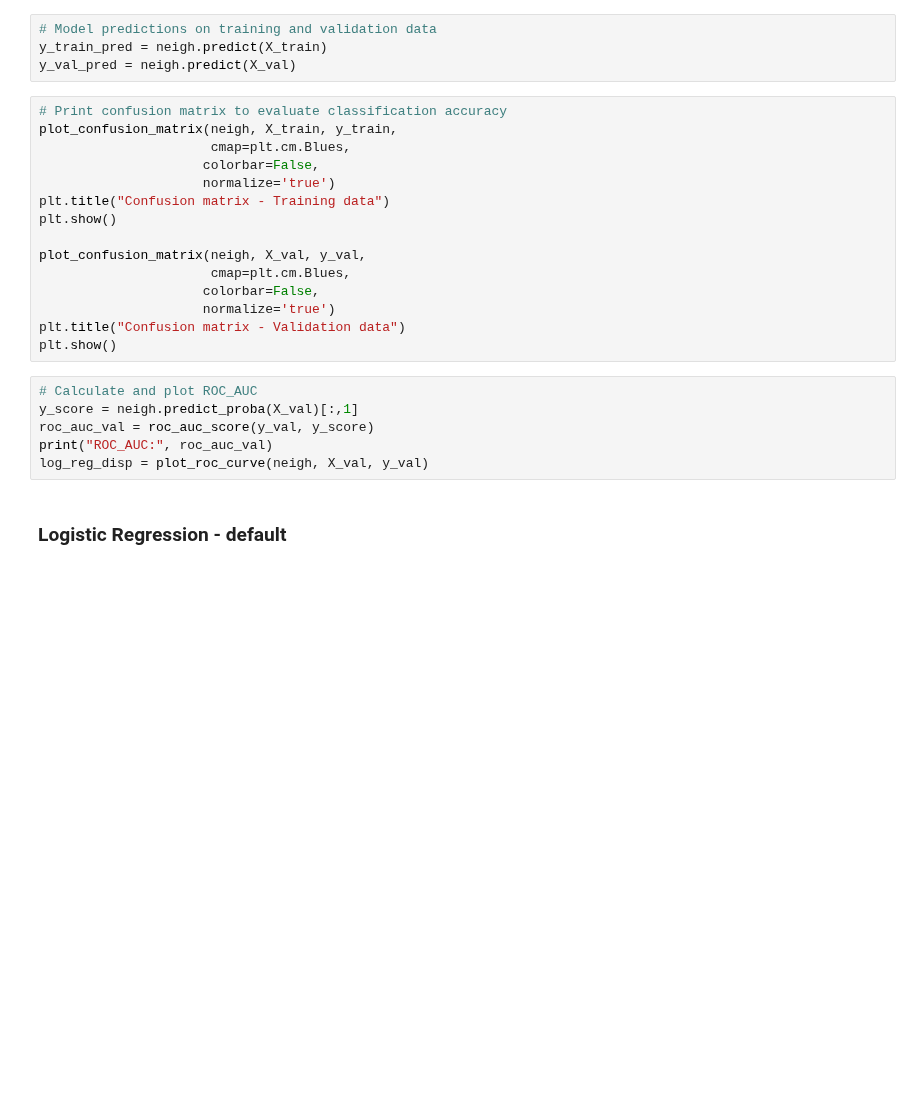
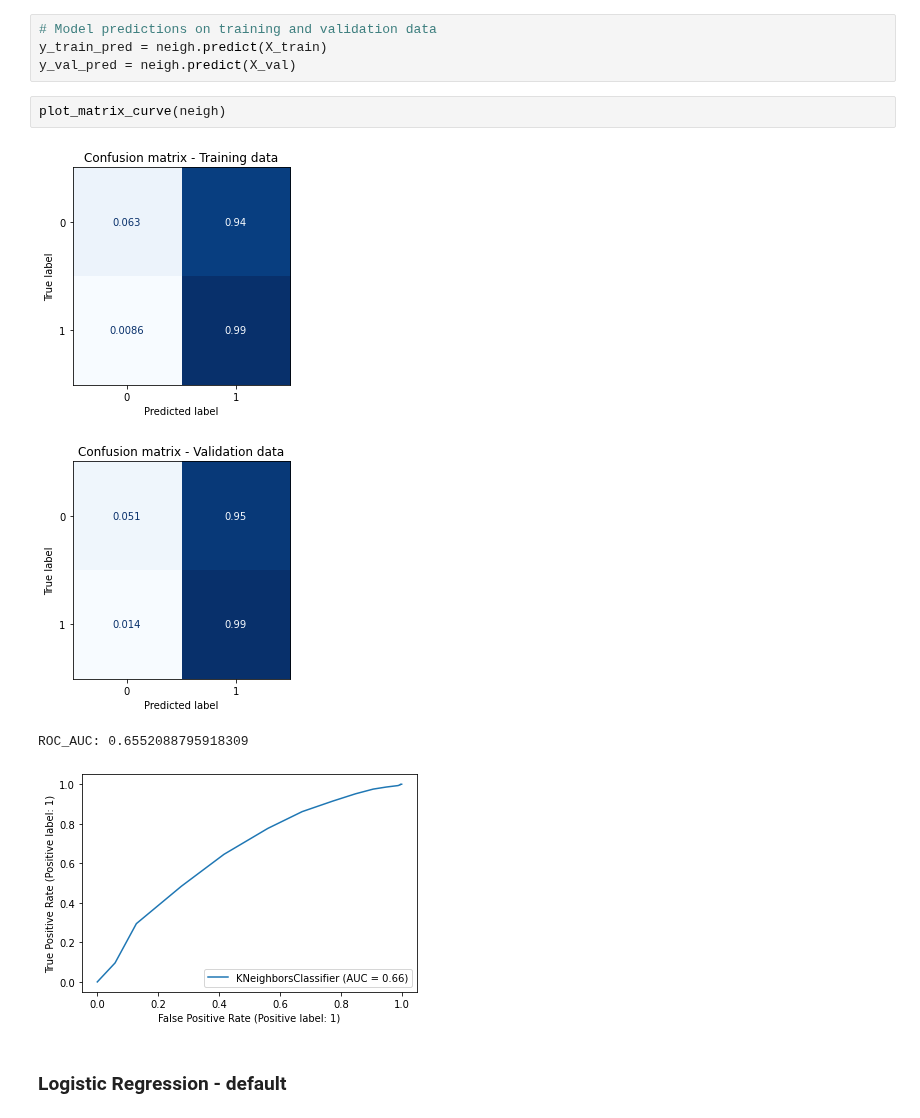
Before and after one commit to chrimaho/MDSI_ADSI_FEB21_AT1, a Jupyter notebook: notebooks/David/adsi_at1_parta.ipynb, the cells around one changed output. Cells and saved outputs as stored; diff of their text form; blank space fills up the shorter version.

```diff
--- a/notebooks/David/adsi_at1_parta.ipynb
+++ b/notebooks/David/adsi_at1_parta.ipynb
@@ -290,27 +140,13 @@ dump(neigh,  '../../models/David/neigh.joblib')
 # Model predictions on training and validation data
 y_train_pred = neigh.predict(X_train)
 y_val_pred = neigh.predict(X_val)
-# %%
-# Print confusion matrix to evaluate classification accuracy
-plot_confusion_matrix(neigh, X_train, y_train,
-                      cmap=plt.cm.Blues,
-                     colorbar=False,
-                     normalize='true')
-plt.title("Confusion matrix - Training data")
-plt.show()
-
-plot_confusion_matrix(neigh, X_val, y_val,
-                      cmap=plt.cm.Blues,
-                     colorbar=False,
-                     normalize='true')
-plt.title("Confusion matrix - Validation data")
-plt.show()
-# %%
-# Calculate and plot ROC_AUC
-y_score = neigh.predict_proba(X_val)[:,1]
-roc_auc_val = roc_auc_score(y_val, y_score)
-print("ROC_AUC:", roc_auc_val)
-log_reg_disp = plot_roc_curve(neigh, X_val, y_val)
+# %%
+plot_matrix_curve(neigh)
+# %% [output]
+[figure, added]
+[figure, added]
+ROC_AUC: 0.6552088795918309
+[figure, added]
 # %% [markdown]
 ### Logistic Regression - default
 # %%
```
Also changed, not shown: parts of 45 cells of this notebook, 7 other files.
